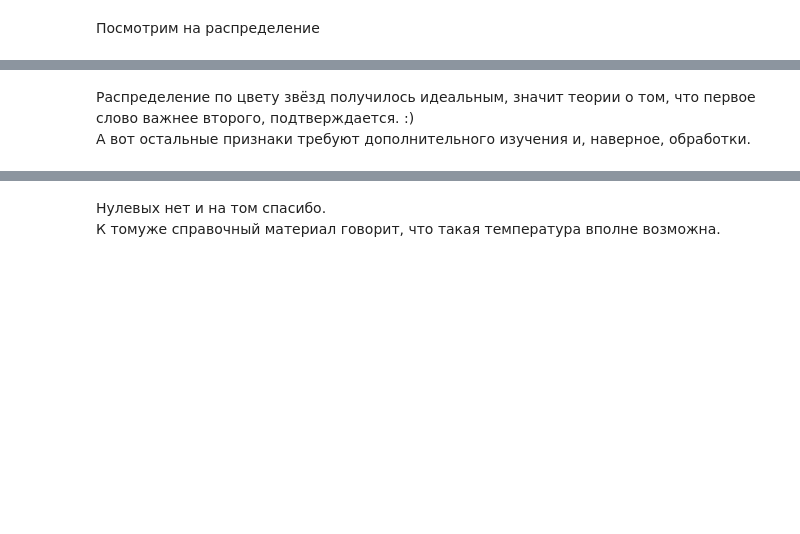
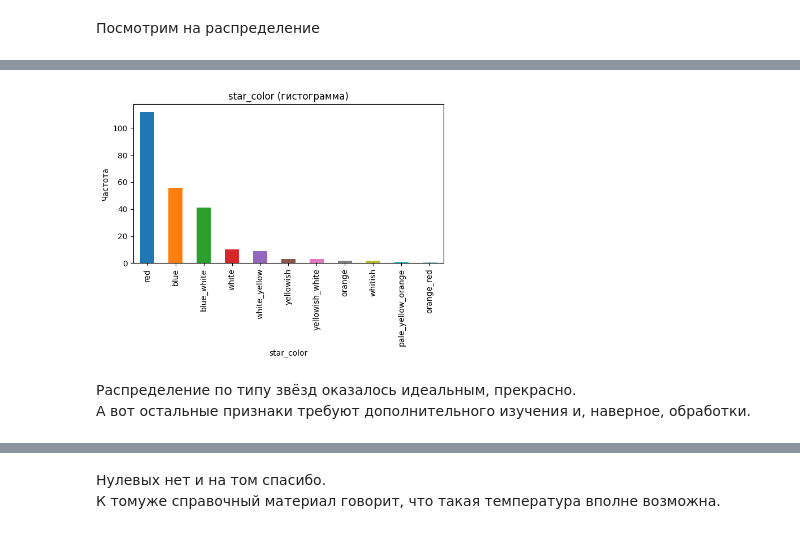
Before and after one commit to Ankudar/yandex_practicum_ds, a Jupyter notebook: 12) Neyrosety/notebook/project.ipynb, the cells around one changed output, grey strips where cells are left out. Cells and saved outputs as stored; diff of their text form; code cells hidden in the pictures; blank space fills up the shorter version.

```diff
--- a/12) Neyrosety/notebook/project.ipynb
+++ b/12) Neyrosety/notebook/project.ipynb
@@ -223,6 +249,10 @@ plot_combined(df, col=None, target=None, col_type=None, legend_loc='best')
 [figure]
+# %%
+plot_categorical_columns(df, col=None, target=None)
+# %% [output]
+[figure, added]
 # %% [markdown]
-Распределение по цвету звёзд получилось идеальным, значит теории о том, что первое слово важнее второго, подтверждается. :)
+Распределение по типу звёзд оказалось идеальным, прекрасно.
 А вот остальные признаки требуют дополнительного изучения и, наверное, обработки.
 # %%
 # очень много данных temperature_(_k) меньше 5000, посмотрим на них отдельно
```
Also changed, not shown: parts of 23 cells of this notebook, 2 other files.
